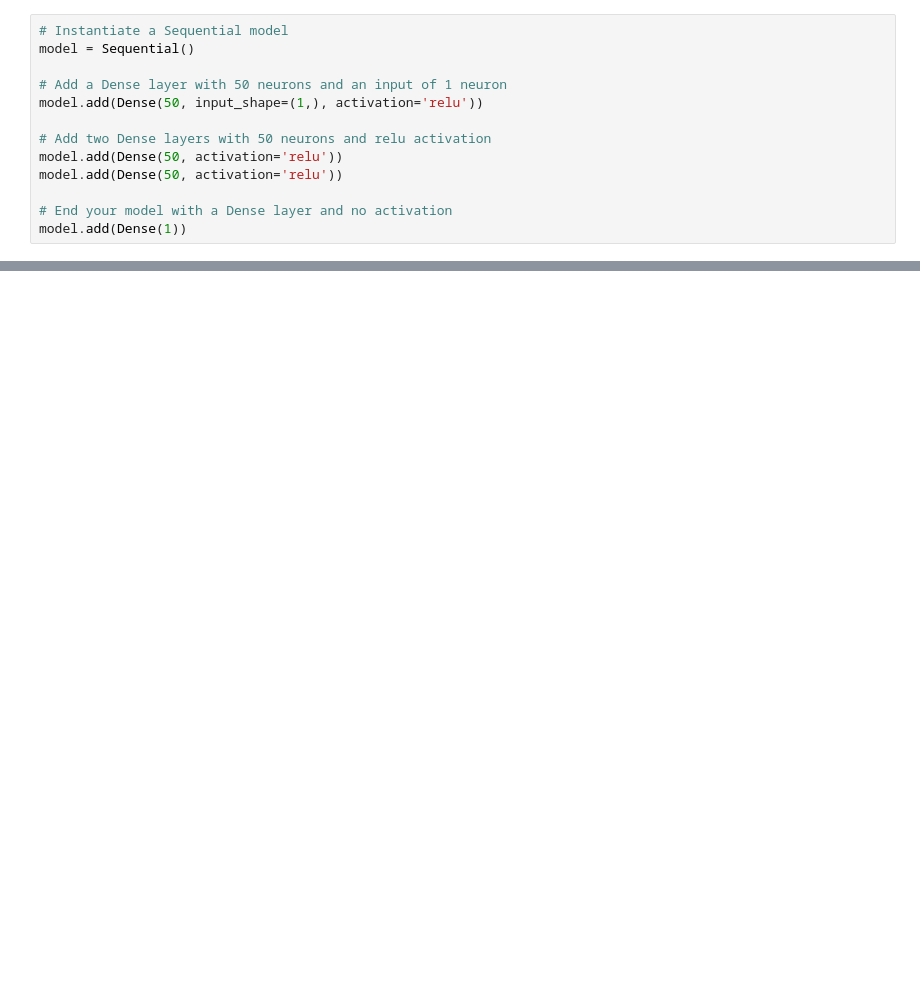
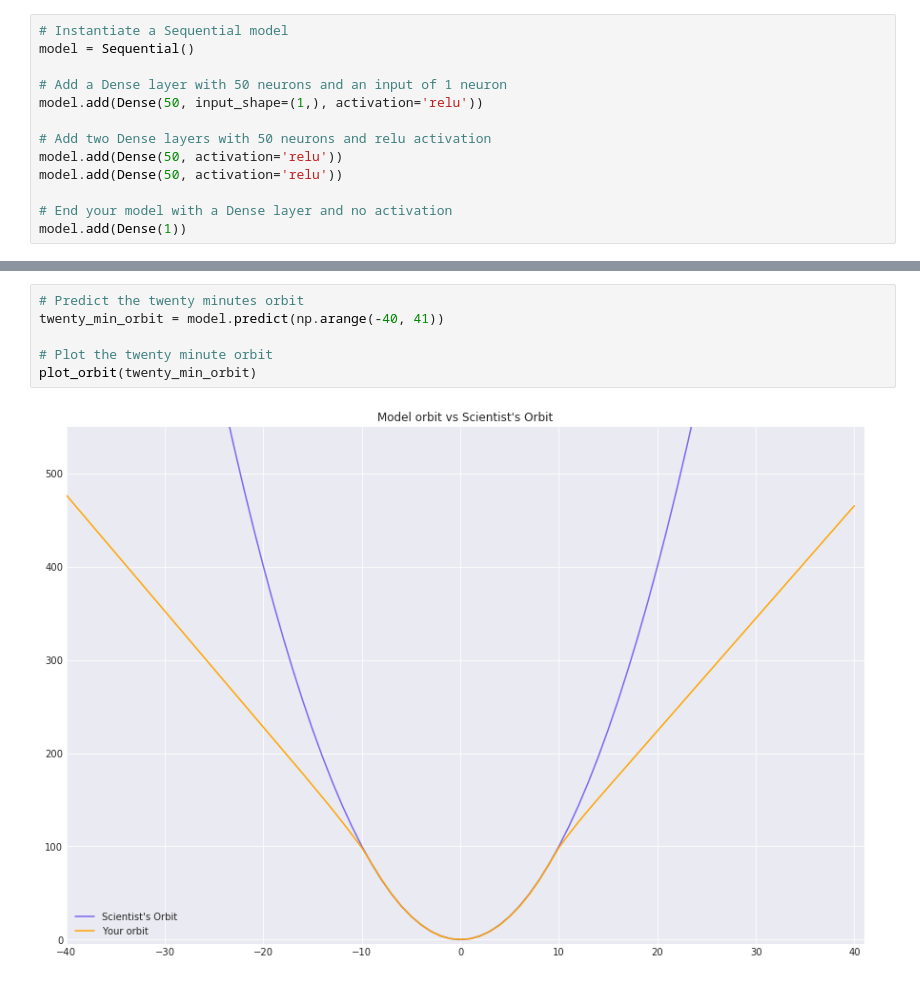
Before and after one commit to MikSm1th/datacamp_notes, a Jupyter notebook: deep_w_keras/Chap1.ipynb, the cells around one changed output, grey strips where cells are left out. Cells and saved outputs as stored; diff of their text form; blank space fills up the shorter version.

```diff
--- a/deep_w_keras/Chap1.ipynb
+++ b/deep_w_keras/Chap1.ipynb
@@ -1083,0 +1138,8 @@ model.add(Dense(1))
+# %%
+# Predict the twenty minutes orbit
+twenty_min_orbit = model.predict(np.arange(-40, 41))
+
+# Plot the twenty minute orbit
+plot_orbit(twenty_min_orbit)
+# %% [output]
+[figure, added]
```
Also changed, not shown: parts of 8 cells of this notebook, 3 other files.
